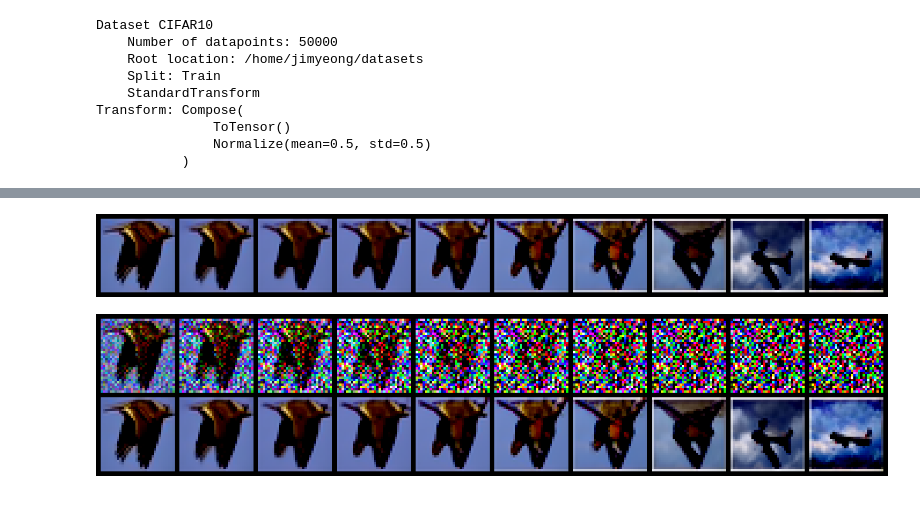
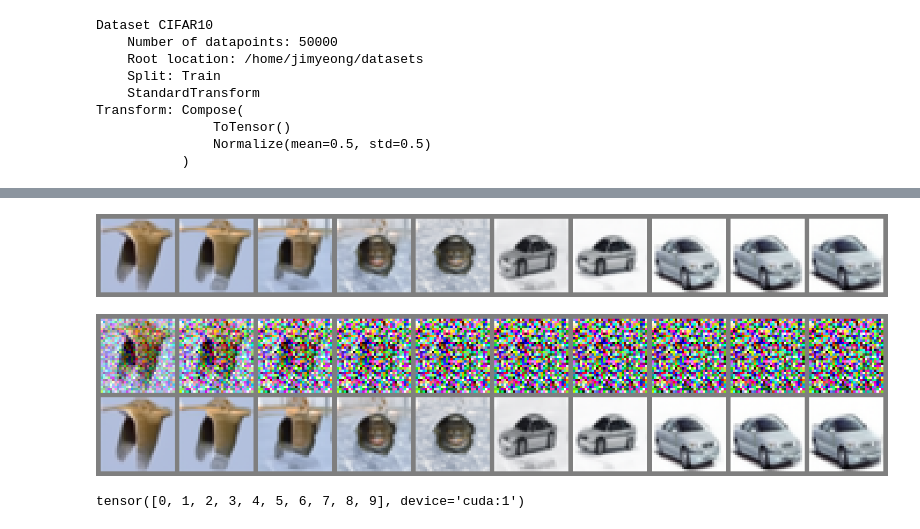
Before and after one commit to Thxios/diffusion-models, a Jupyter notebook: notebooks/interpolate.ipynb, the cells around one changed output, grey strips where cells are left out. Cells and saved outputs as stored; diff of their text form; code cells hidden in the pictures.

```diff
--- a/notebooks/interpolate.ipynb
+++ b/notebooks/interpolate.ipynb
@@ -138,6 +148,6 @@ count_parameters(model)
 # %%
 # seed = torch.randint(0, 1000000, (1,)).item()
-seed = 123456
+seed = 123
 print(f'seed: {seed}')
 if dataset_type == 'mnist':
     image_shape = (1, 28, 28)
@@ -150,8 +160,10 @@ z1 = torch.randn(image_shape, generator=gen)
 z2 = torch.randn(image_shape, generator=gen)
 z3 = torch.randn(image_shape, generator=gen)
 z4 = torch.randn(image_shape, generator=gen)
-sample = sampler.sample(torch.stack([z1, z2, z3, z4]).to(device), scheduler, pred_fn).cpu()
-img = tensor2image(make_grid(sample, nrow=2, value_range=(-1, 1), normalize=True), resize_factor=4)
+with infer_ctx:
+    zz = torch.stack([z1, z2, z3, z4]).to(device)
+    sample = sampler.sample(zz, scheduler, pred_fn).cpu()
+img = tensor2image(make_grid(sample, nrow=2), resize_factor=4)
 display(img)
 # img.save(os.path.join(image_save_dir, f'interpolate_corner_{seed}.png'))
 # %% [output]
@@ -172,8 +181,9 @@ torch.Size([9, 3, 32, 32])
 # %%
-inter2d = slerp_2d(z1, z2, z3, z4, alphas_x=alphas, alphas_y=alphas)
-print(inter2d.shape)
-inter2d = inter2d.view(-1, *image_shape)  # (inter_steps * inter_steps, C, H, W)
-ret = sampler.sample(inter2d.to(device), scheduler, pred_fn).cpu()
-img = tensor2image(make_grid(ret, nrow=inter_steps, value_range=(-1, 1), normalize=True), resize_factor=3)
-display(img)
+# inter2d = slerp_2d(z1, z2, z3, z4, alphas_x=alphas, alphas_y=alphas)
+# print(inter2d.shape)
+# inter2d = inter2d.view(-1, *image_shape)  # (inter_steps * inter_steps, C, H, W)
+# with torch.autocast(device_type=device.type, dtype=torch.bfloat16):
+#     ret = sampler.sample(inter2d.to(device), scheduler, pred_fn).cpu()
+# img = tensor2image(make_grid(ret, nrow=inter_steps), resize_factor=3)
+# display(img)
 # img.save(os.path.join(image_save_dir, f'interpolate_2d_{seed}.png'))
@@ -231,5 +276,7 @@ class CustomDDIMSampler(BaseSampler):
 # %%
-sampler = CustomDDIMSampler(n_steps=100, pbar=True)
+sampler = CustomDDIMSampler(n_steps=100, pbar=True, clip_latent=False)
+# sampler = CustomDDPMSampler(n_steps=1000, pbar=True)
+sampler_type = 'ddpm' if isinstance(sampler, CustomDDPMSampler) else 'ddim'
 # %%
 from torchvision.datasets import MNIST, CIFAR10
 import torchvision.transforms as T
@@ -260,5 +307,12 @@ Label: 2
 # %%
-noise = torch.randn_like(sample_x)
+noise_seed = (sample_idx ** 2)%(2**32)
+gen_seed = ((noise_seed-1)**2)%(2**32)
+print(f'seed: {noise_seed}')
+print(f'gen_seed: {gen_seed}')
+noise = torch.randn_like(
+    sample_x,
+    generator=torch.Generator(device=sample_x.device).manual_seed(noise_seed)
+)
 n_perturb_steps = 10
 perturb_steps = torch.linspace(0, scheduler.n_steps-1, steps=n_perturb_steps+1, dtype=torch.int64)[1:]
 perturb_steps
@@ -273,20 +329,36 @@ tensor2image(make_grid(perturbed.cpu(), nrow=n_perturb_steps), resize_factor=4)
 # %%
-target_cls = 0
+target_cls = 1
 # pred_fn = model.get_pred_fn(cond=torch.tensor([target_cls], device=device))
 pred_fn = model.get_pred_fn(cond=torch.tensor([target_cls], device=device), guidance_scale=1.0)
 rets = []
+gen = torch.Generator(device=device).manual_seed(gen_seed)
 for i, step in enumerate(perturb_steps):
     perturbed_x = perturbed[i].unsqueeze(0).to(device)
-    ret = sampler.sample(perturbed_x, scheduler, pred_fn, initial_timestep=step)
+    # with torch.autocast(device_type=device.type, dtype=torch.bfloat16):
+    with infer_ctx:
+        ret = sampler.sample(perturbed_x, scheduler, pred_fn, initial_timestep=step, gen=gen)
     rets.append(ret[0].cpu())
 img = tensor2image(make_grid(rets, nrow=n_perturb_steps), resize_factor=4)
 display(img)
 # %% [output]
-[figure, old version]
+[figure, new version]
 # %%
 tmp = torch.cat([perturbed, torch.stack(rets, dim=0)], dim=0)
 img = tensor2image(make_grid(tmp, nrow=n_perturb_steps), resize_factor=4)
 display(img)
-# img.save(os.path.join(image_save_dir, f'{dataset_type}_perturbation_{sample_idx}_to_{target_cls}.png'))
+if save_image:
+    img.save(os.path.join(image_save_dir, f'{dataset_type}_idx{sample_idx}_{sample_y}to{target_cls}_{sampler_type}{sampler.n_steps}.png'))
 # %% [output]
-[figure, old version]
+[figure, new version]
+# %%
+target_cls_all = torch.arange(0, 10, device=device)
+print(target_cls_all)
+pred_fn = model.get_pred_fn(cond=target_cls_all)
+rets2 = []
+gen = torch.Generator(device=device).manual_seed(gen_seed)
+for i, step in enumerate(perturb_steps):
+    perturbed_x = torch.repeat_interleave(perturbed[i].unsqueeze(0), 10, 0).to(device)
+    ret = sampler.sample(perturbed_x, scheduler, pred_fn, initial_timestep=step, gen=gen)
+    rets2.append(ret.cpu())
+# %% [output]
+tensor([0, 1, 2, 3, 4, 5, 6, 7, 8, 9], device='cuda:1')
```
Also changed, not shown: parts of 19 cells of this notebook, 26 other files.
